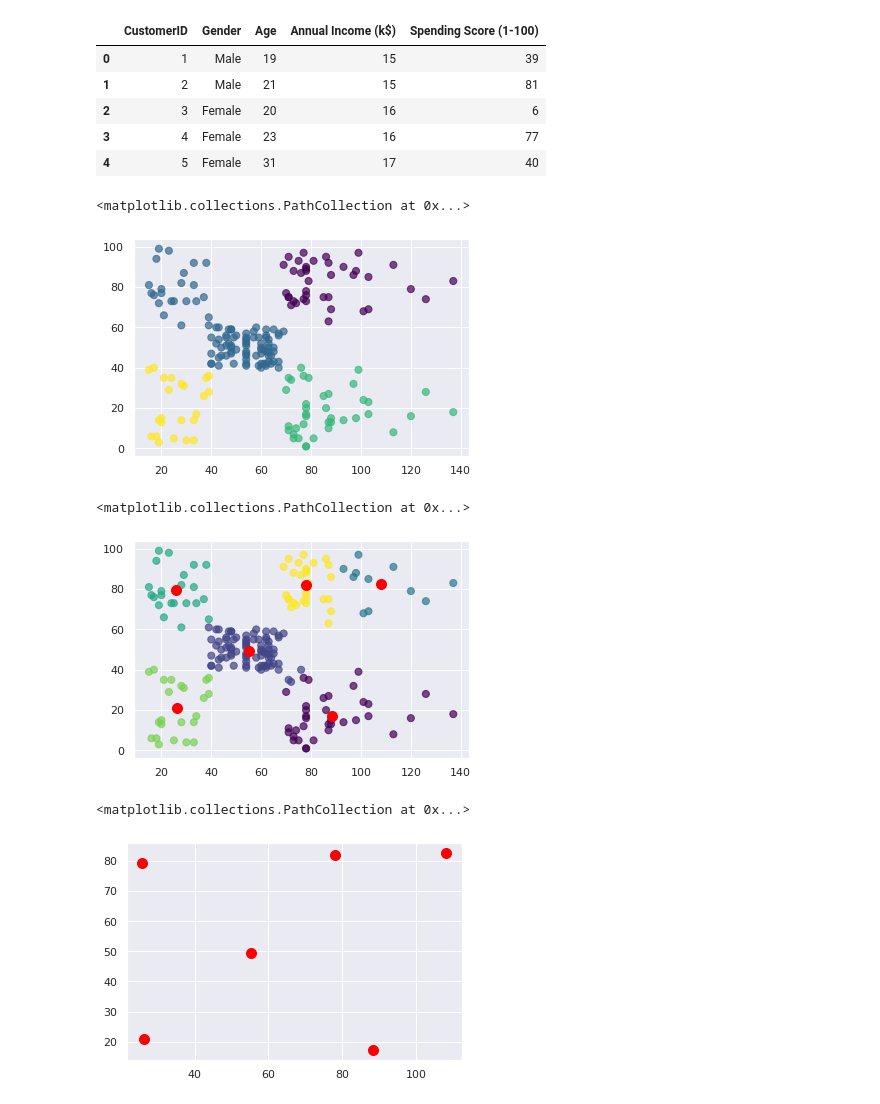
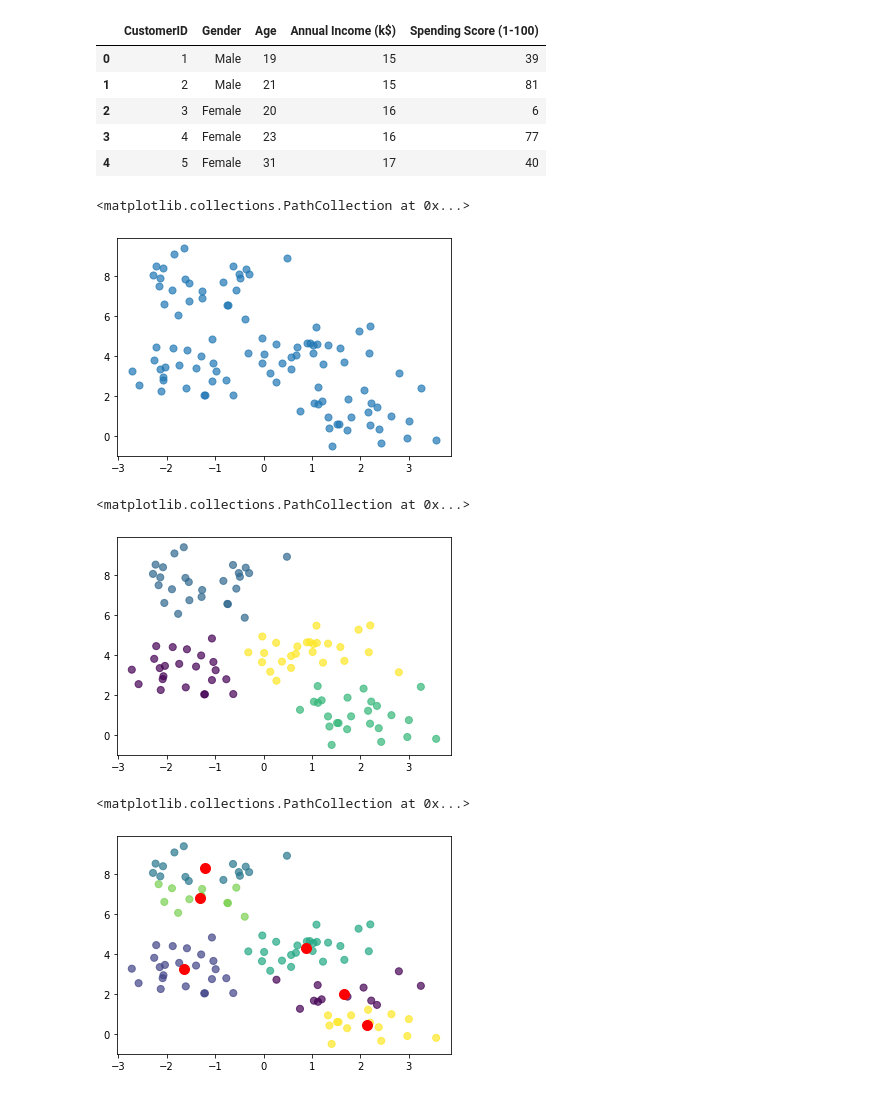
Before and after one commit to jerinsebastian521/DataScience, a Jupyter notebook: Cycle 5/C5Q2 kmeans cluster.ipynb, the cells around one changed output. Cells and saved outputs as stored; diff of their text form; code cells hidden in the pictures.

```diff
--- a/Cycle 5/C5Q2 kmeans cluster.ipynb
+++ b/Cycle 5/C5Q2 kmeans cluster.ipynb
@@ -12,27 +14,33 @@ customers.head()
 | 3 | 4 | Female | 23 | 16 | 77 |
 | 4 | 5 | Female | 31 | 17 | 40 |
 # %%
-kmeans = KMeans(n_clusters=4, random_state=0)
-kmeans.fit(points)
-predicted_cluster_indexes = kmeans.predict(points)
-plt.scatter(x, y, c=predicted_cluster_indexes, s=50, alpha=0.7, cmap='viridis')
+
+points, cluster_indexes = make_blobs(n_samples=100, centers=4, cluster_std=0.8, random_state=0)
+
+x = points[ :, 0]
+
+y = points[ :, 1]
+
+plt.scatter(x, y, s=50, alpha=0.7)
 # %% [output]
 <matplotlib.collections.PathCollection at 0x...>
-[figure, old version]
+[figure, new version]
 # %%
-kmeans = KMeans(n_clusters=6, random_state=0)
+kmeans = KMeans(n_clusters=4, random_state=0)
 kmeans.fit(points)
 predicted_cluster_indexes = kmeans.predict(points)
 plt.scatter(x, y, c=predicted_cluster_indexes, s=50, alpha=0.7, cmap='viridis')
-centers = kmeans.cluster_centers_
-plt.scatter(centers[:, 0], centers[:, 1], c='red', s=100)
 # %% [output]
 <matplotlib.collections.PathCollection at 0x...>
-[figure, old version]
+[figure, new version]
 # %%
+kmeans = KMeans(n_clusters=6, random_state=0)
+kmeans.fit(points)
+predicted_cluster_indexes = kmeans.predict(points)
+plt.scatter(x, y, c=predicted_cluster_indexes, s=50, alpha=0.7, cmap='viridis')
 centers = kmeans.cluster_centers_
 plt.scatter(centers[:, 0], centers[:, 1], c='red', s=100)
 # %% [output]
 <matplotlib.collections.PathCollection at 0x...>
-[figure, old version]
+[figure, new version]
 # %%
```
Also changed, not shown: parts of 4 cells of this notebook.
